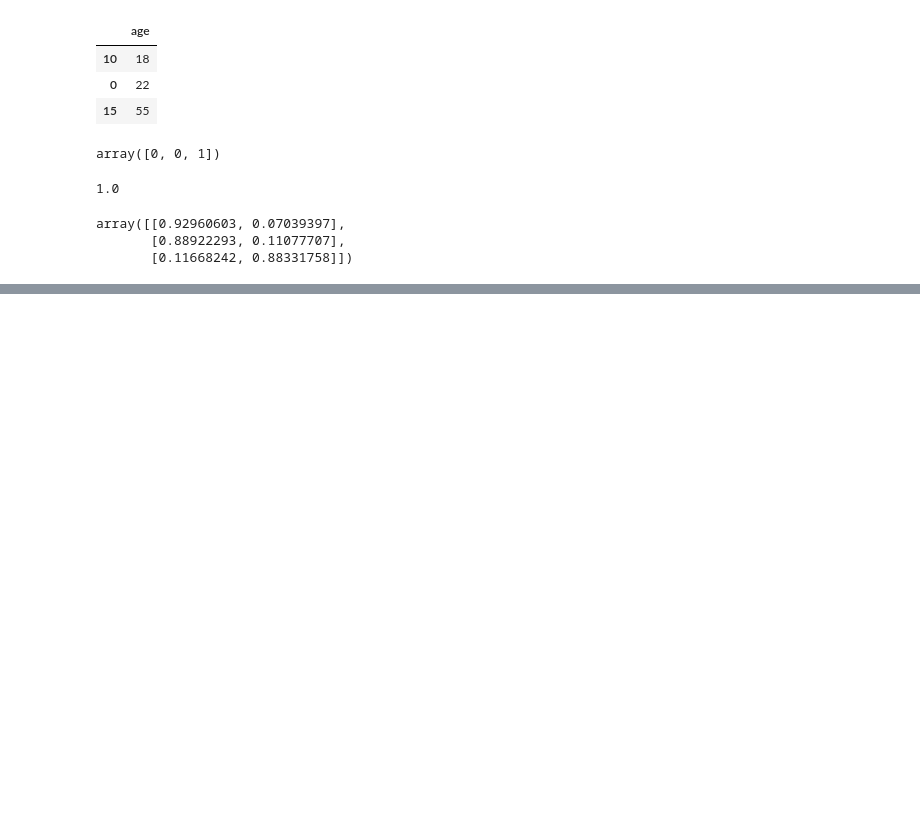
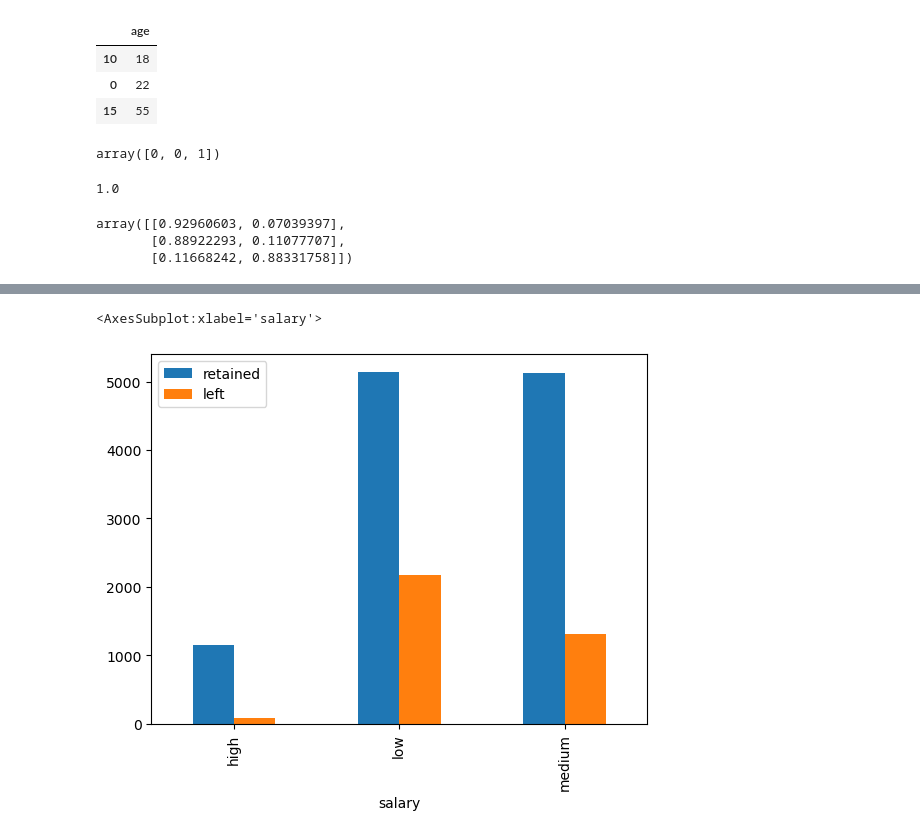
Before and after one commit to pythoneerHiro/ml-101, a Jupyter notebook: ml/logistic_regression.ipynb, the cells around one changed output, grey strips where cells are left out. Cells and saved outputs as stored; diff of their text form; code cells hidden in the pictures; blank space fills up the shorter version.

```diff
--- a/ml/logistic_regression.ipynb
+++ b/ml/logistic_regression.ipynb
@@ -65,0 +75,3 @@ array([[0.92960603, 0.07039397],
+# %%
+df = pd.read_csv("dataset/HR_comma_sep.csv")
+df
@@ -65,0 +120,4 @@ array([[0.92960603, 0.07039397],
+# %%
+left_department = pd.crosstab(df.salary, df.left)
+left_department.columns = ["retained", "left"]
+left_department
@@ -65,0 +130,5 @@ array([[0.92960603, 0.07039397],
+# %%
+left_department.plot(kind='bar')
+# %% [output]
+<AxesSubplot:xlabel='salary'>
+[figure, added]
```
Also changed, not shown: parts of 19 cells of this notebook.
